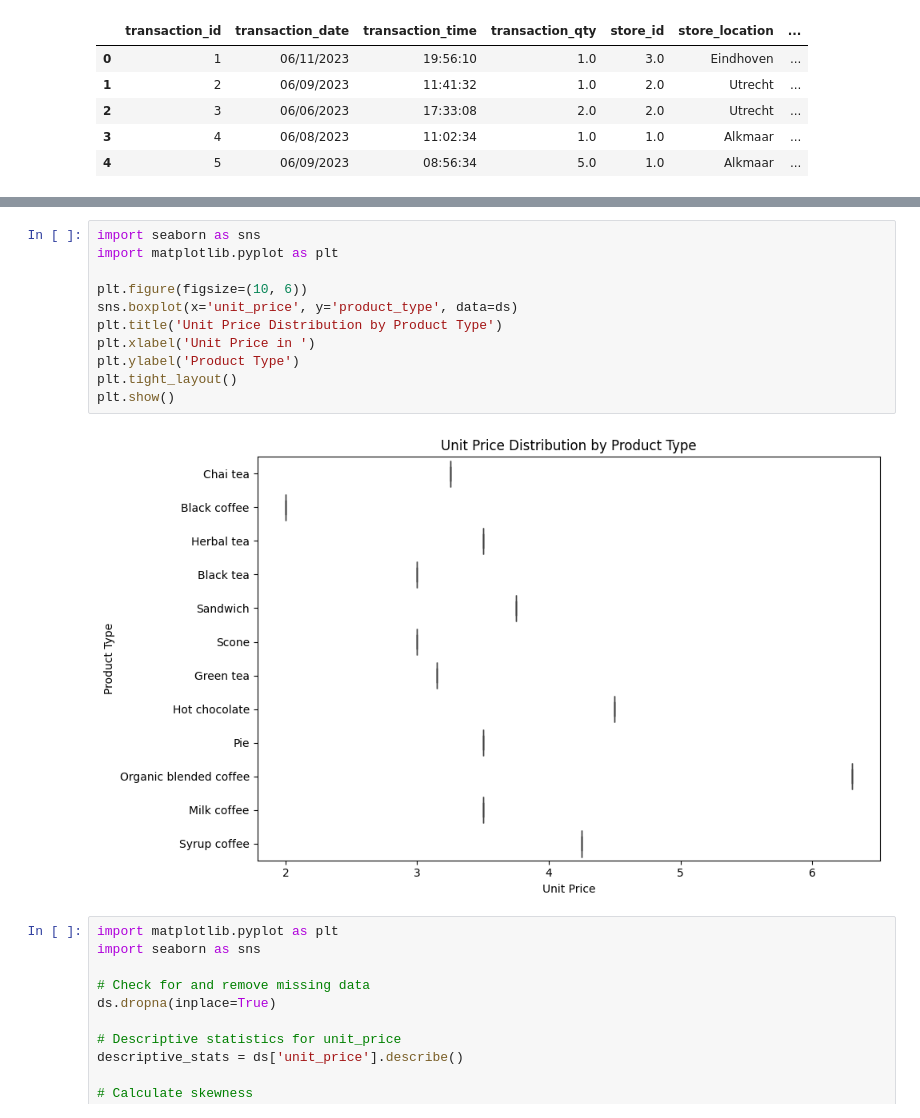
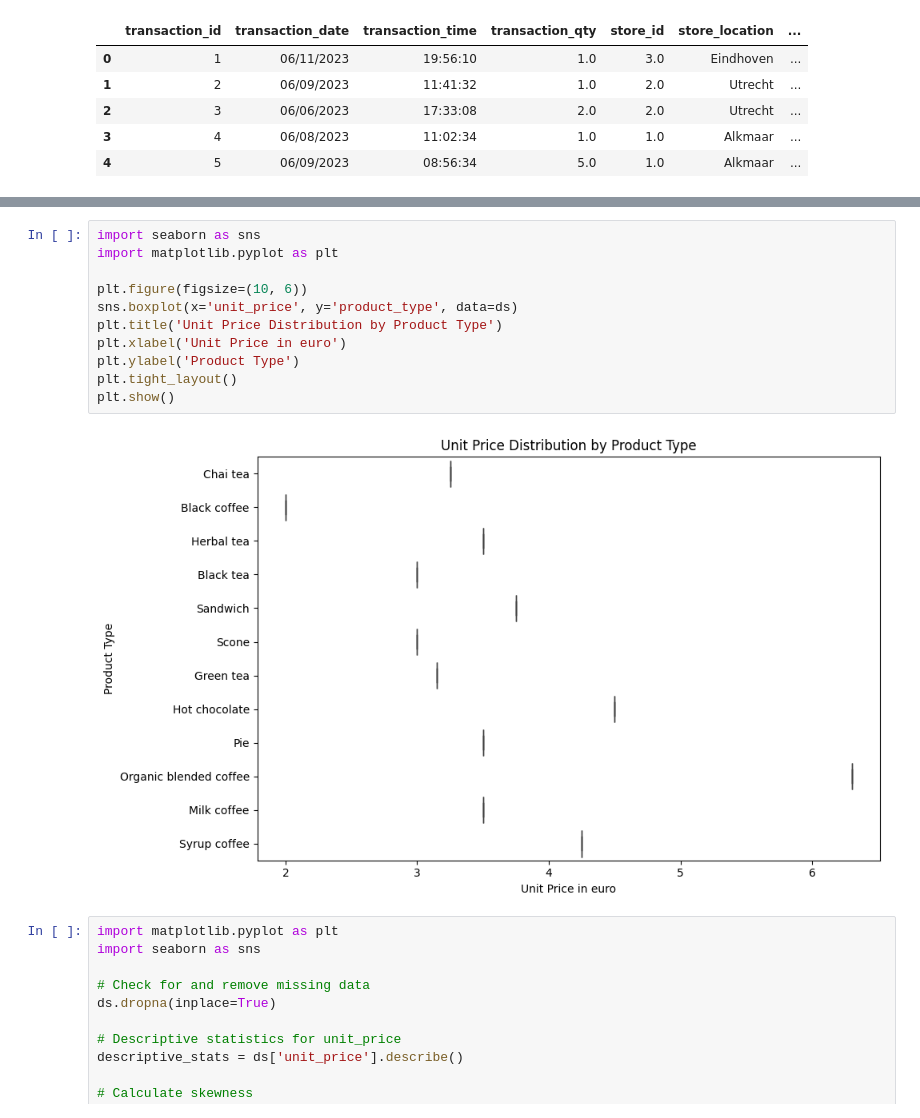
Before and after one commit to martijnvdw2002/mathematics-statisticsinpy, a Jupyter notebook: assignment.ipynb, the cells around one changed output, grey strips where cells are left out. Drawn from its saved outputs; the diff is of its cells as text.

```diff
--- a/assignment.ipynb
+++ b/assignment.ipynb
@@ -48,16 +48,16 @@ Skewness: 0.7492677882018213
 # %%
 import seaborn as sns
 import matplotlib.pyplot as plt
 
 plt.figure(figsize=(10, 6))
 sns.boxplot(x='unit_price', y='product_type', data=ds)
 plt.title('Unit Price Distribution by Product Type')
-plt.xlabel('Unit Price in ')
+plt.xlabel('Unit Price in euro')
 plt.ylabel('Product Type')
 plt.tight_layout()
 plt.show()
 # %% [output]
-[figure, old version]
+[figure, new version]
 # %%
 import matplotlib.pyplot as plt
 import seaborn as sns
```
Also changed, not shown: parts of 5 cells of this notebook.
